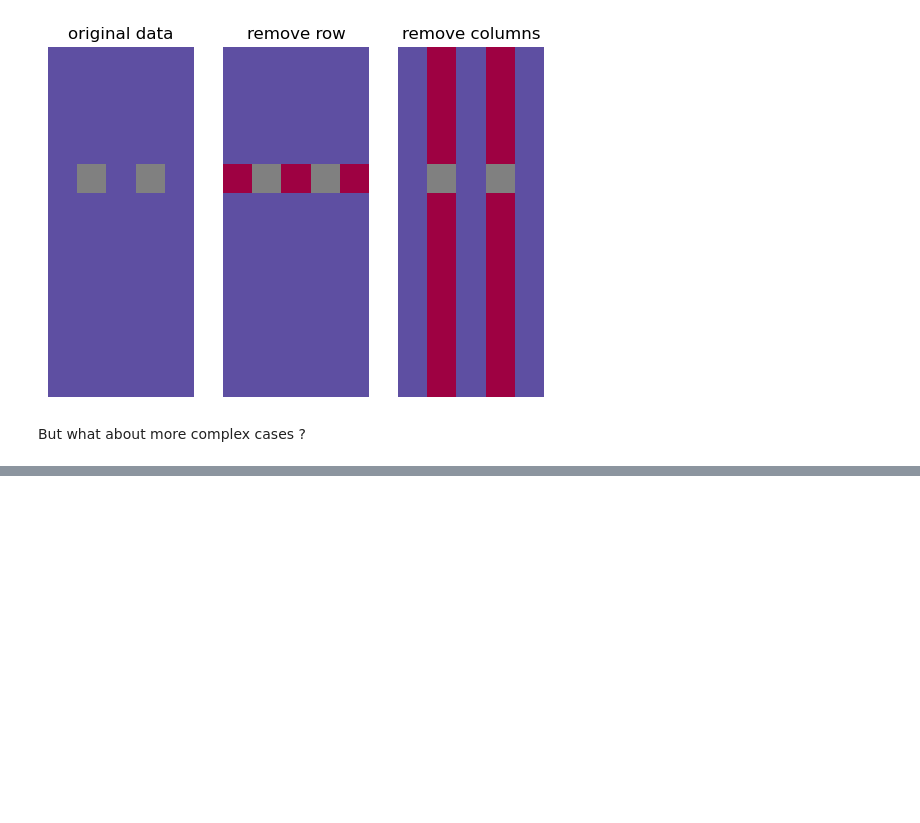
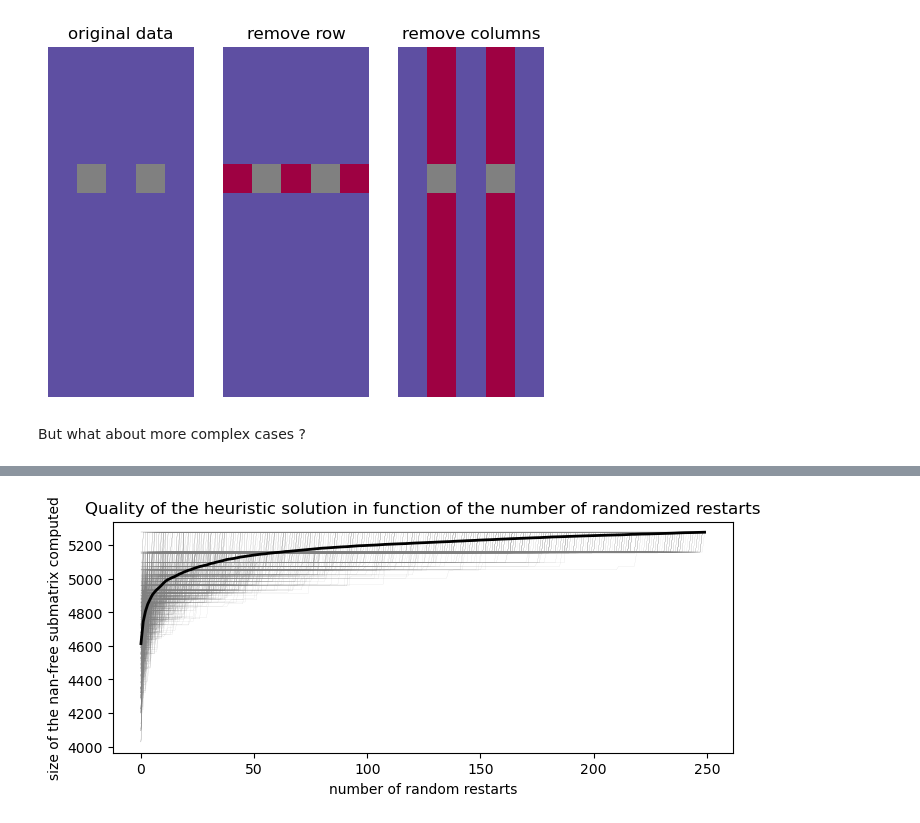
Before and after one commit to CyrilJl/OptiMask, a Jupyter notebook: notebooks/Optimask.ipynb, the cells around one changed output, grey strips where cells are left out. Cells and saved outputs as stored; diff of their text form; code cells hidden in the pictures; blank space fills up the shorter version.

```diff
--- a/notebooks/Optimask.ipynb
+++ b/notebooks/Optimask.ipynb
@@ -188,0 +259,28 @@ plot(x_sub)
+# %%
+m, n = 500, 500
+ratio = 0.05
+x = generate_random(m, n, ratio)
+
+opti_mask = OptiMask(n_tries=1)
+
+ret = []
+for _ in range(250):
+    rows, cols = opti_mask.solve(x)
+    ret.append(len(rows)*len(cols))
+ret = np.array(ret)
+
+ret_mean = np.zeros_like(ret, dtype=float)
+
+n_permutations = 1000
+plt.figure(figsize=(8, 3))
+for _ in range(n_permutations):
+    ret_iter = cummax(ret[np.random.permutation(len(ret))])
+    plt.plot(ret_iter, c='grey', lw=0.05)
+    ret_mean += ret_iter/n_permutations
+plt.plot(ret_mean, c='k', lw=2)
+plt.xlabel('number of random restarts')
+plt.ylabel('size of the nan-free submatrix computed')
+plt.title("Quality of the heuristic solution in function of the number of randomized restarts")
+plt.show()
+# %% [output]
+[figure, added]
```
Also changed, not shown: parts of 18 cells of this notebook.
